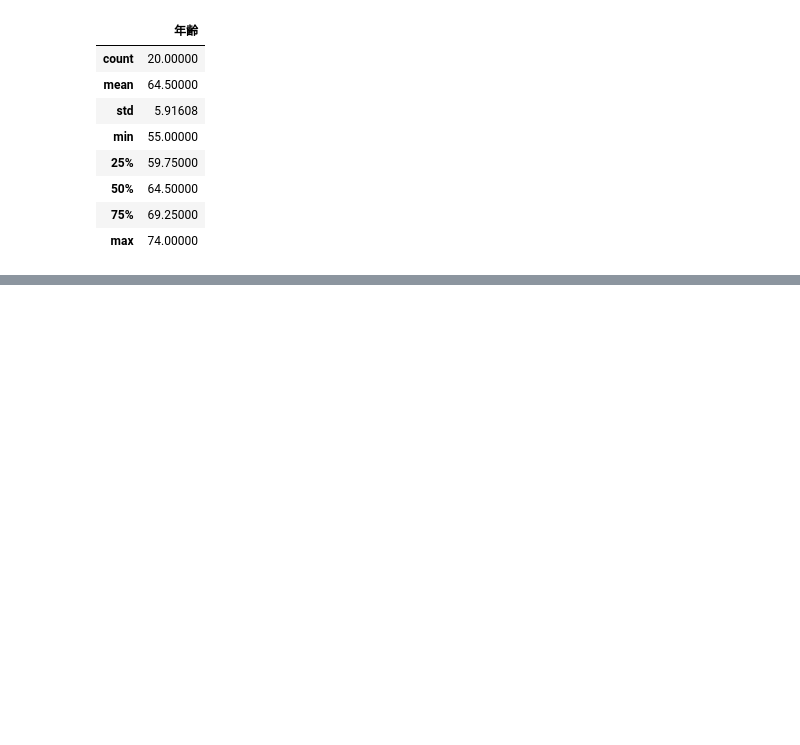
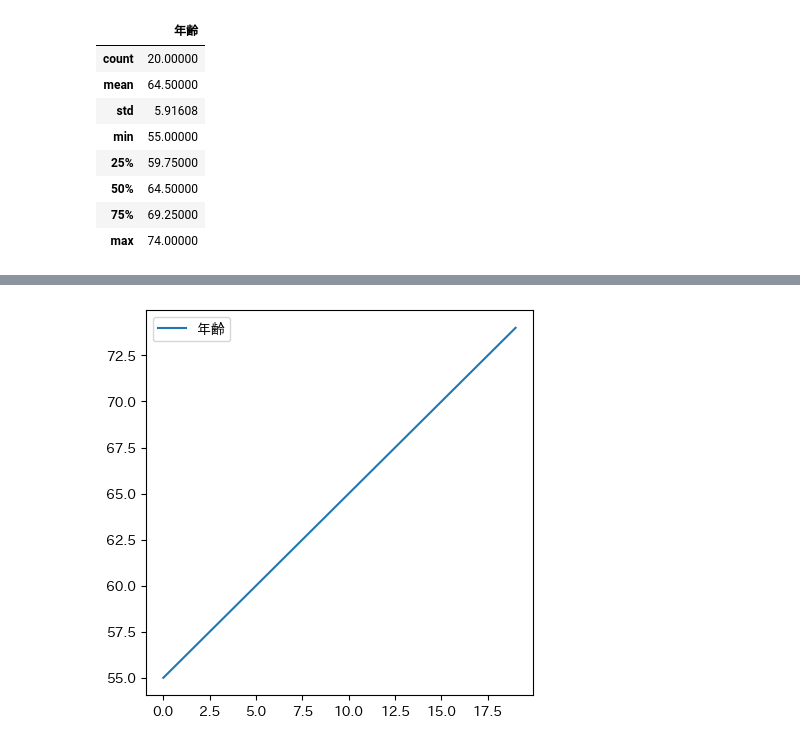
Before and after one commit to human9834/portfolio, a Jupyter notebook: Python/ソースコード基礎/ポートフォリオその4.ipynb, the cells around one changed output, grey strips where cells are left out. Cells and saved outputs as stored; diff of their text form; code cells hidden in the pictures; blank space fills up the shorter version.

```diff
--- a/Python/ソースコード基礎/ポートフォリオその4.ipynb
+++ b/Python/ソースコード基礎/ポートフォリオその4.ipynb
@@ -281,0 +309,6 @@ df2.to_csv('sample教材2.csv')
+# %%
+# figsize でグラフサイズを指定
+df.plot(figsize=(5, 5)) # 大きさを自由に変更出来る
+plt.savefig("sample教材2.png") # ファイル名をつける
+# %% [output]
+[figure, added]
```
Also changed, not shown: parts of 5 cells of this notebook.
